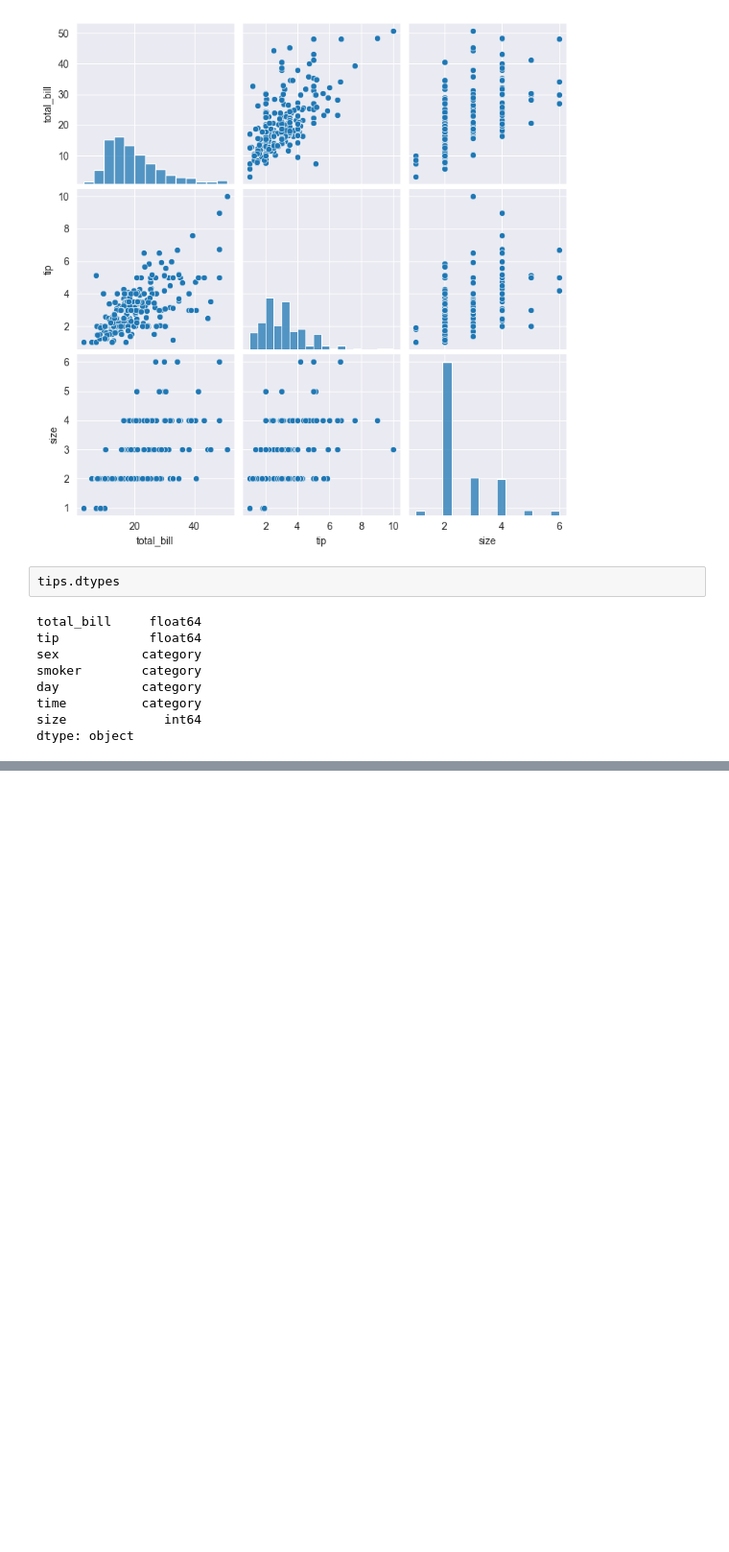
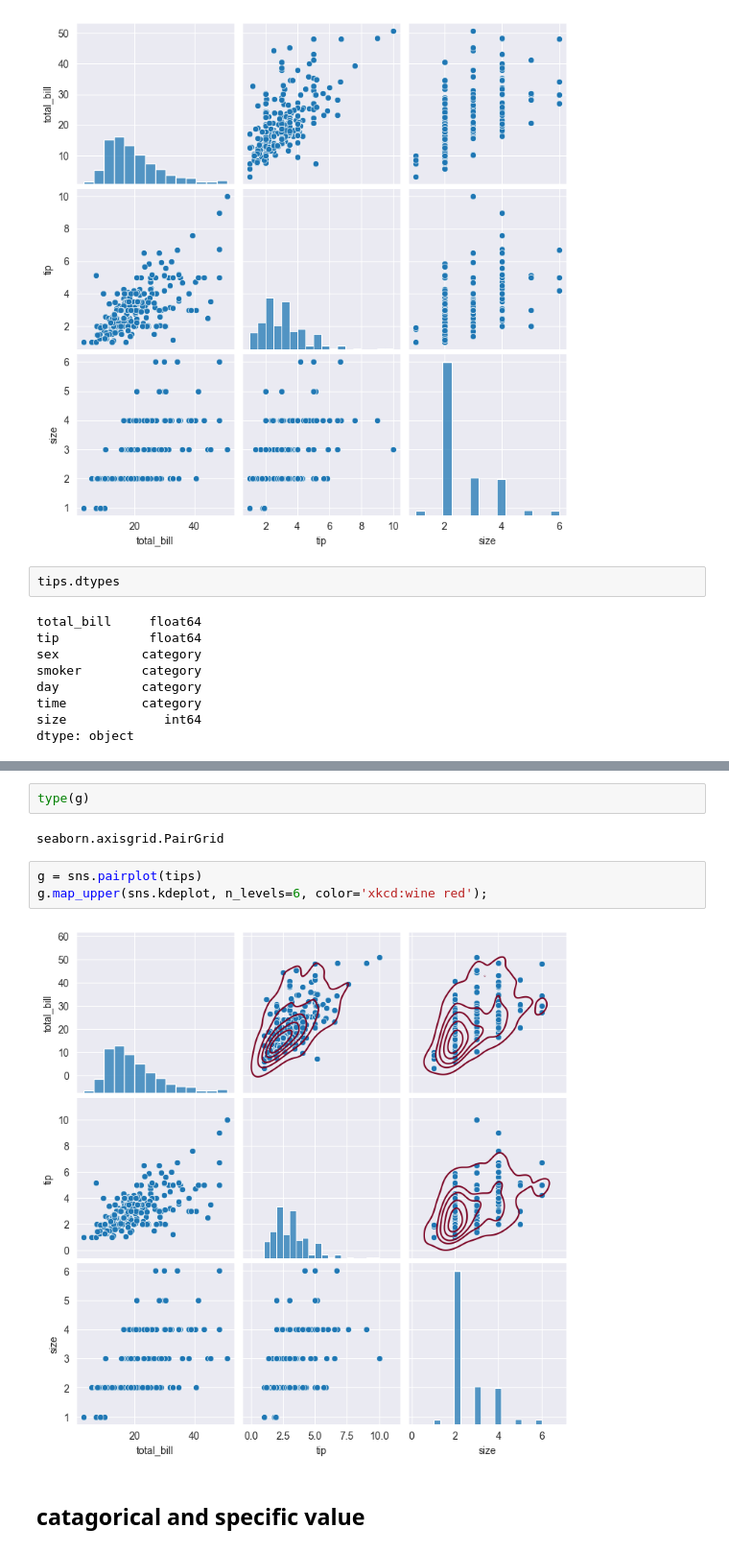
Before and after one commit to JOMYYYYYY/seaborn-projects, a Jupyter notebook: pairplot.ipynb, the cells around one changed output, grey strips where cells are left out. Shown at 96% size. Drawn from its saved outputs; the diff is of its cells as text; blank space fills up the shorter version.

```diff
--- a/pairplot.ipynb
+++ b/pairplot.ipynb
@@ -42,0 +65,11 @@ dtype: object
+# %%
+type(g)
+# %% [output]
+seaborn.axisgrid.PairGrid
+# %%
+g = sns.pairplot(tips)
+g.map_upper(sns.kdeplot, n_levels=6, color='xkcd:wine red');
+# %% [output]
+[figure, added]
+# %% [markdown]
+## catagorical and specific value
```
Also changed, not shown: parts of 27 cells of this notebook.
